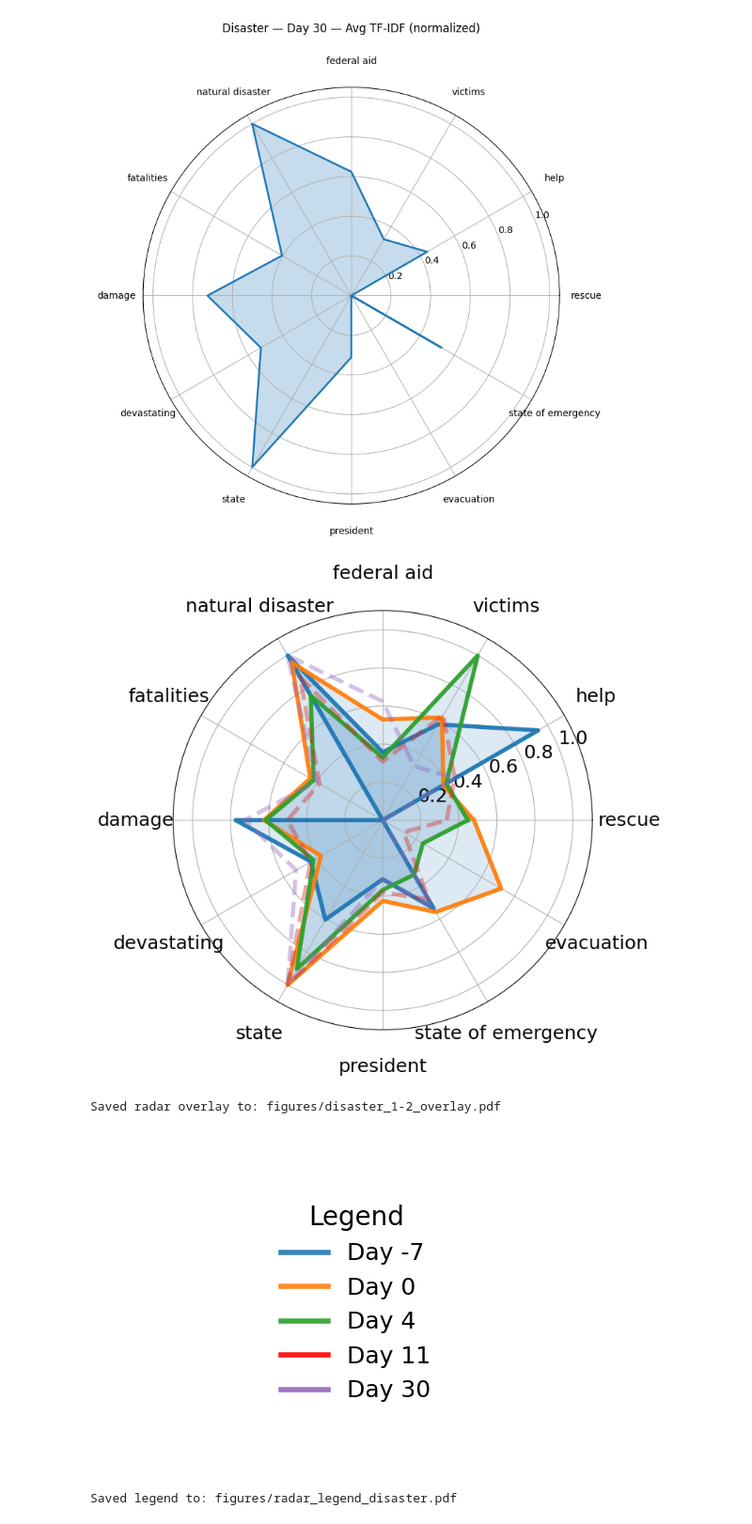
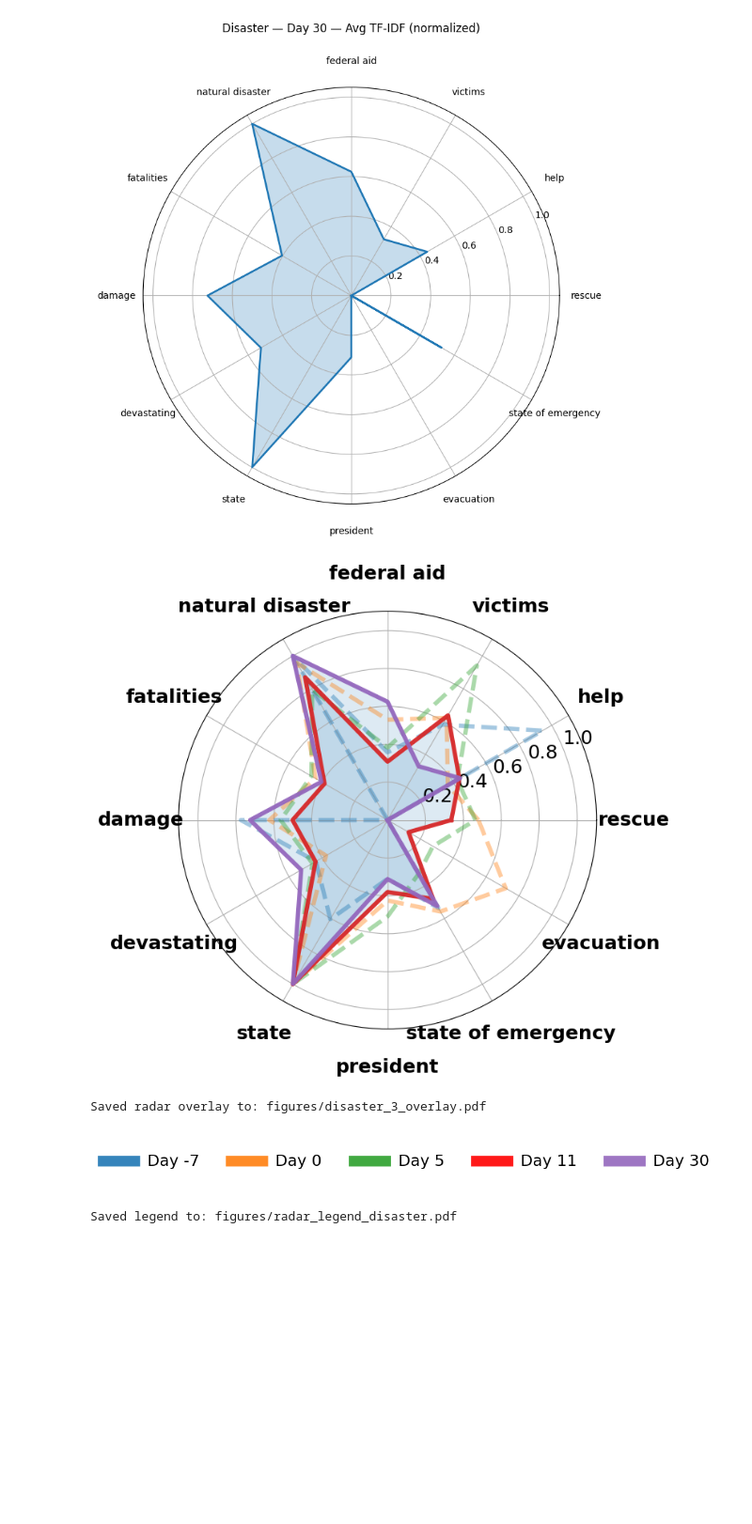
Before and after one commit to elugos/HSMS_LUGOS, a Jupyter notebook: radar_topic_daily.ipynb, the cells around one changed output. Shown at 94% size. Cells and saved outputs as stored; diff of their text form; code cells hidden in the pictures; blank space fills up the shorter version.

Commit message:
Local updates (plots, notebooks, deletions)

```diff
--- a/radar_topic_daily.ipynb
+++ b/radar_topic_daily.ipynb
@@ -658,8 +660,8 @@ def plot_radar_legend(
     days,
     colors=None,
     fade_days=None,
-    linewidth=4,
-    figsize=(6, 4),
+    linewidth=12,
+    figsize=(3, 1),
     outpath="radar_legend.pdf",
     title="Legend"
 ):
@@ -697,7 +699,8 @@ def plot_radar_legend(
         handles=handles,
         loc="center",
         frameon=False,
-        title=title,
+        ncol=5,
+        #title=title,
         fontsize=18,
         title_fontsize=20
     )
@@ -714,29 +717,29 @@ def plot_radar_legend(
 # %%
 plot_radar_overlay_days(
     radar_df_d,
-    days=[-7,0,4,11,30],
+    days=[-7,0,5,11,30],
     normalize=True,
     title=None,
     label_pad=25,
     colors=None,
-    fade_days=[11,30],
+    fade_days=[-7,0,5],
     line_alpha_fade=0.40,
     line_alpha_keep=0.95,
     fill_alpha_keep=0.15,
     linewidth=4,
     radius_scale=1.05,
     figsize=(8, 8),
-    outpath="figures/disaster_1-2_overlay.pdf",
+    outpath="figures/disaster_3_overlay.pdf",
     font_size = 18)
 # %% [output]
-[figure, old version]
+[figure, new version]
-Saved radar overlay to: figures/disaster_1-2_overlay.pdf
+Saved radar overlay to: figures/disaster_3_overlay.pdf
 # %%
 plot_radar_legend(
-    days=[-7,0,4,11,30],
+    days=[-7,0,5,11,30],
     colors = ["#1f77b4","#ff7f0e","#2ca02c","#FF0000","#9467bd"],
     outpath="figures/radar_legend_disaster.pdf"
 )
 # %% [output]
-[figure, old version]
+[figure, new version]
 Saved legend to: figures/radar_legend_disaster.pdf
```
Also changed, not shown: parts of 1 cell of this notebook.
